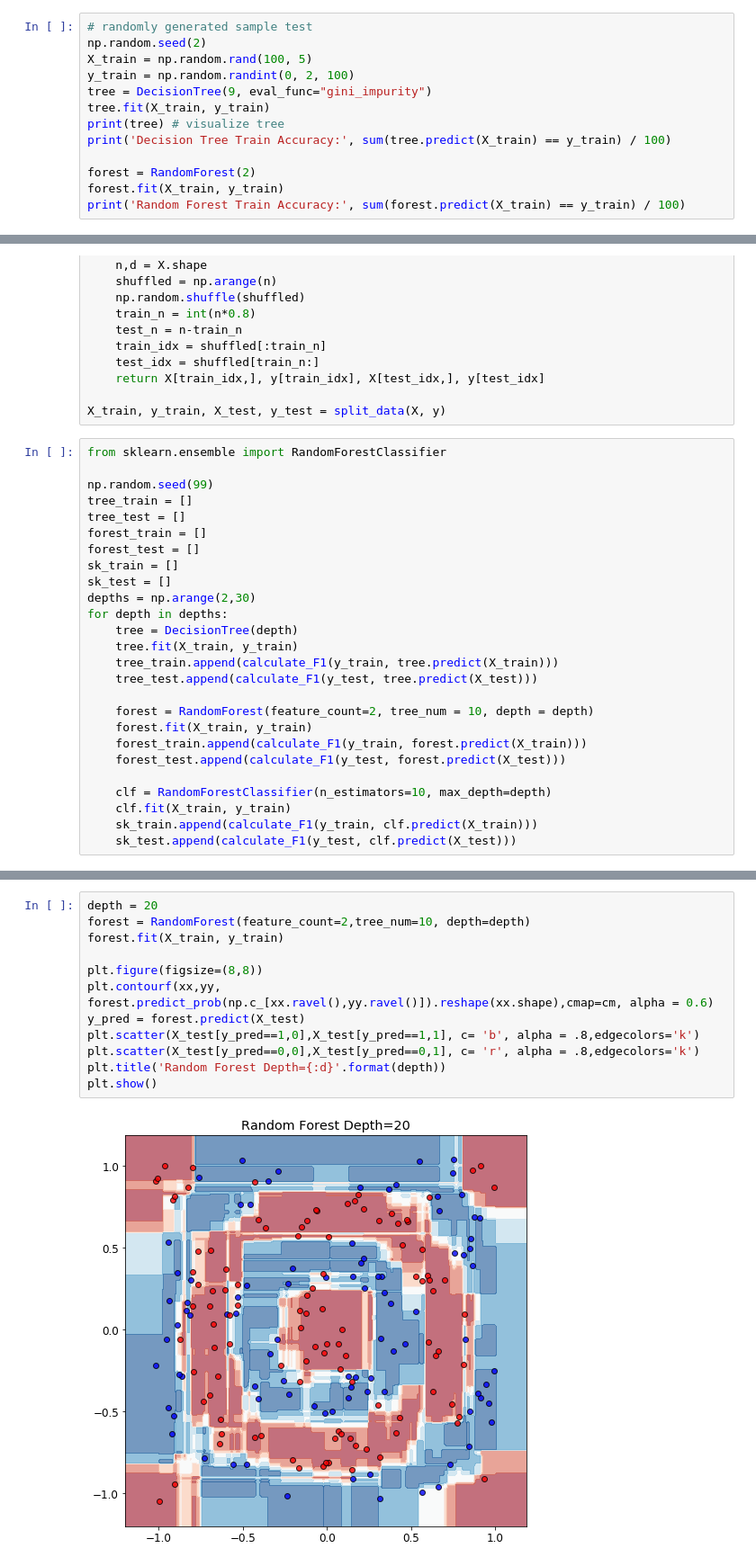
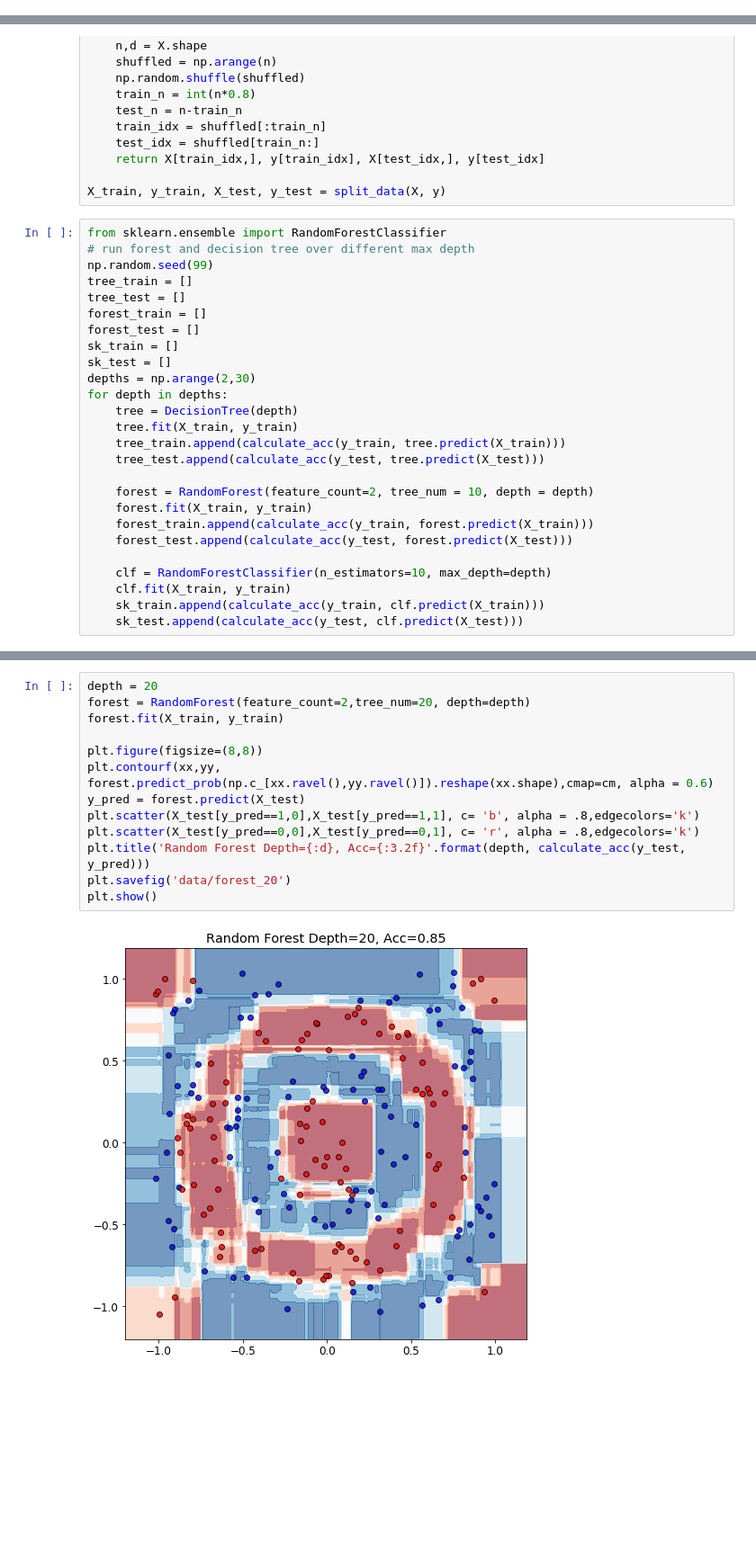
Before and after one commit to joey-lou/randomforest, a Jupyter notebook: sample_tst.ipynb, the cells around one changed output, grey strips where cells are left out. Shown at 90% size. Saved outputs shown, nothing was run; the diff lists cells and outputs as text; blank space fills up the shorter version.

```diff
--- a/sample_tst.ipynb
+++ b/sample_tst.ipynb
@@ -16,13 +6,0 @@ def calculate_F1(y, yhat):
-# %%
-# randomly generated sample test
-np.random.seed(2)
-X_train = np.random.rand(100, 5)
-y_train = np.random.randint(0, 2, 100)
-tree = DecisionTree(9, eval_func="gini_impurity")
-tree.fit(X_train, y_train)
-print(tree) # visualize tree
-print('Decision Tree Train Accuracy:', sum(tree.predict(X_train) == y_train) / 100)
-
-forest = RandomForest(2)
-forest.fit(X_train, y_train)
-print('Random Forest Train Accuracy:', sum(forest.predict(X_train) == y_train) / 100)
@@ -87,7 +52,7 @@ def split_data(X, y):
 X_train, y_train, X_test, y_test = split_data(X, y)
 # %%
 from sklearn.ensemble import RandomForestClassifier
-
+# run forest and decision tree over different max depth
 np.random.seed(99)
 tree_train = []
 tree_test = []
@@ -99,18 +64,18 @@ depths = np.arange(2,30)
 for depth in depths:
     tree = DecisionTree(depth)
     tree.fit(X_train, y_train)
-    tree_train.append(calculate_F1(y_train, tree.predict(X_train)))
-    tree_test.append(calculate_F1(y_test, tree.predict(X_test)))
+    tree_train.append(calculate_acc(y_train, tree.predict(X_train)))
+    tree_test.append(calculate_acc(y_test, tree.predict(X_test)))
 
     forest = RandomForest(feature_count=2, tree_num = 10, depth = depth)
     forest.fit(X_train, y_train)
-    forest_train.append(calculate_F1(y_train, forest.predict(X_train)))
-    forest_test.append(calculate_F1(y_test, forest.predict(X_test)))
+    forest_train.append(calculate_acc(y_train, forest.predict(X_train)))
+    forest_test.append(calculate_acc(y_test, forest.predict(X_test)))
 
     clf = RandomForestClassifier(n_estimators=10, max_depth=depth)
     clf.fit(X_train, y_train)
-    sk_train.append(calculate_F1(y_train, clf.predict(X_train)))
-    sk_test.append(calculate_F1(y_test, clf.predict(X_test)))
+    sk_train.append(calculate_acc(y_train, clf.predict(X_train)))
+    sk_test.append(calculate_acc(y_test, clf.predict(X_test)))
 # %%
 plt.figure(figsize = (10,8))
 matplotlib.rcParams.update({'font.size': 12})
@@ -146,14 +112,15 @@ plt.show()
 # %%
 depth = 20
-forest = RandomForest(feature_count=2,tree_num=10, depth=depth)
+forest = RandomForest(feature_count=2,tree_num=20, depth=depth)
 forest.fit(X_train, y_train)
 
 plt.figure(figsize=(8,8))
 plt.contourf(xx,yy, forest.predict_prob(np.c_[xx.ravel(),yy.ravel()]).reshape(xx.shape),cmap=cm, alpha = 0.6)
 y_pred = forest.predict(X_test)
 plt.scatter(X_test[y_pred==1,0],X_test[y_pred==1,1], c= 'b', alpha = .8,edgecolors='k')
 plt.scatter(X_test[y_pred==0,0],X_test[y_pred==0,1], c= 'r', alpha = .8,edgecolors='k')
-plt.title('Random Forest Depth={:d}'.format(depth))
+plt.title('Random Forest Depth={:d}, Acc={:3.2f}'.format(depth, calculate_acc(y_test, y_pred)))
+plt.savefig('data/forest_20')
 plt.show()
 # %% [output]
-[figure, old version]
+[figure, new version]
```
Also changed, not shown: parts of 4 cells of this notebook.
